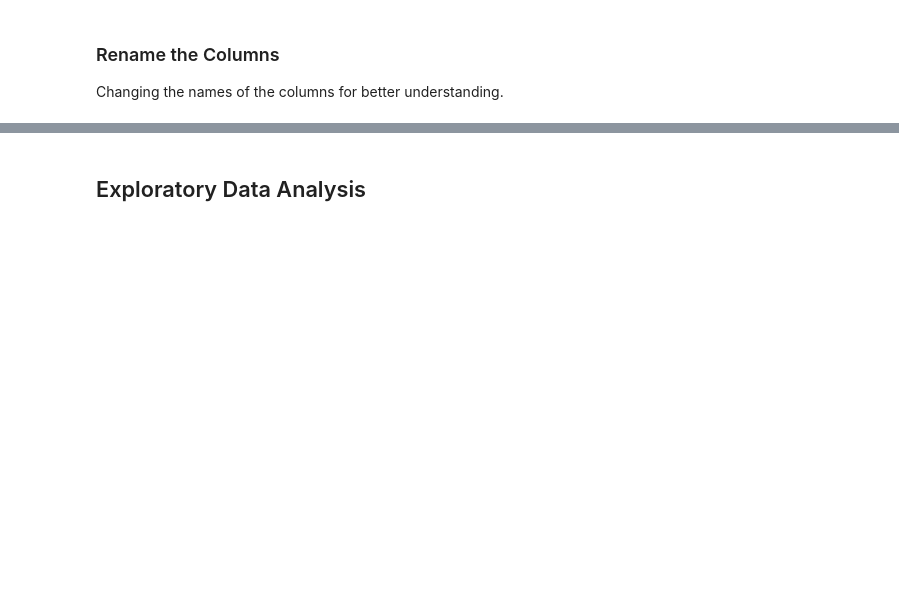
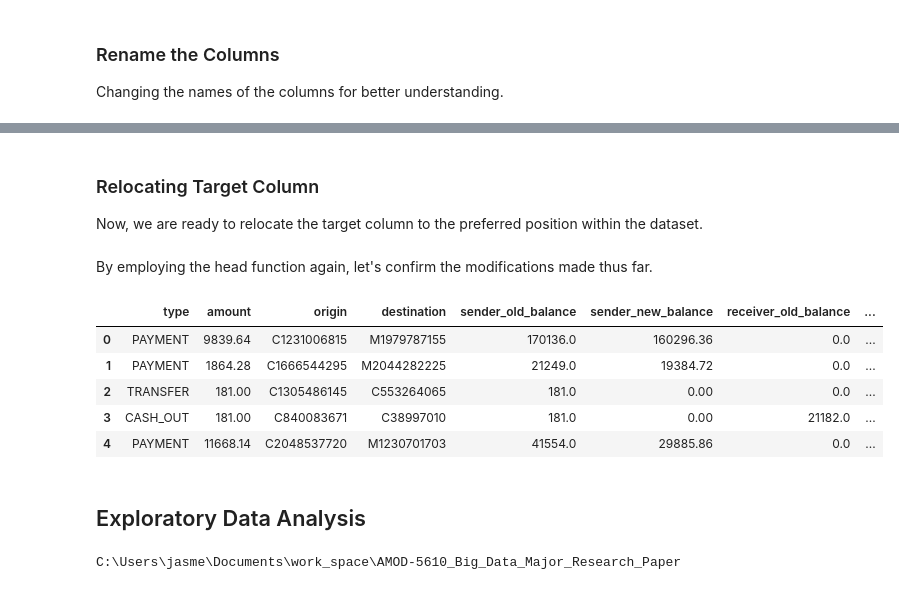
Before and after one commit to jasmeet2000/Fraud-Detection-in-Financial-Transactions, a Jupyter notebook: Fraud_Detection_in_Financial_Transactions.ipynb, the cells around one changed output, grey strips where cells are left out. Cells and saved outputs as stored; diff of their text form; code cells hidden in the pictures; blank space fills up the shorter version.

```diff
--- a/Fraud_Detection_in_Financial_Transactions.ipynb
+++ b/Fraud_Detection_in_Financial_Transactions.ipynb
@@ -80,2 +276,35 @@ df.head(5)
+# %%
+df = df.drop(
+    columns = ['step', 'isFlaggedFraud'],
+    axis    = 'columns'
+)
+# %% [markdown]
+### Relocating Target Column
+
+Now, we are ready to relocate the target column to the preferred position within the dataset.
+# %%
+cols         = df.columns.tolist()
+new_position = 3
+
+cols.insert(new_position, cols.pop(cols.index('destination')))
+df           = df[cols]
+# %% [markdown]
+By employing the head function again, let's confirm the modifications made thus far.
+# %%
+df.head(5)
+# %% [output]
+|  | type | amount | origin | destination | sender_old_balance | sender_new_balance | receiver_old_balance | ... |
+| 0 | PAYMENT | 9839.64 | C1231006815 | M1979787155 | 170136.0 | 160296.36 | 0.0 | ... |
+| 1 | PAYMENT | 1864.28 | C1666544295 | M2044282225 | 21249.0 | 19384.72 | 0.0 | ... |
+| 2 | TRANSFER | 181.00 | C1305486145 | C553264065 | 181.0 | 0.00 | 0.0 | ... |
+| 3 | CASH_OUT | 181.00 | C840083671 | C38997010 | 181.0 | 0.00 | 21182.0 | ... |
+| 4 | PAYMENT | 11668.14 | C2048537720 | M1230701703 | 41554.0 | 29885.86 | 0.0 | ... |
 # %% [markdown]
 ## Exploratory Data Analysis
+# %%
+import os
+
+notebook_path = os.getcwd()
+print(notebook_path)
+# %% [output]
+C:\Users\jasme\Documents\work_space\AMOD-5610_Big_Data_Major_Research_Paper
```
Also changed, not shown: parts of 24 cells of this notebook, 1 other file.
